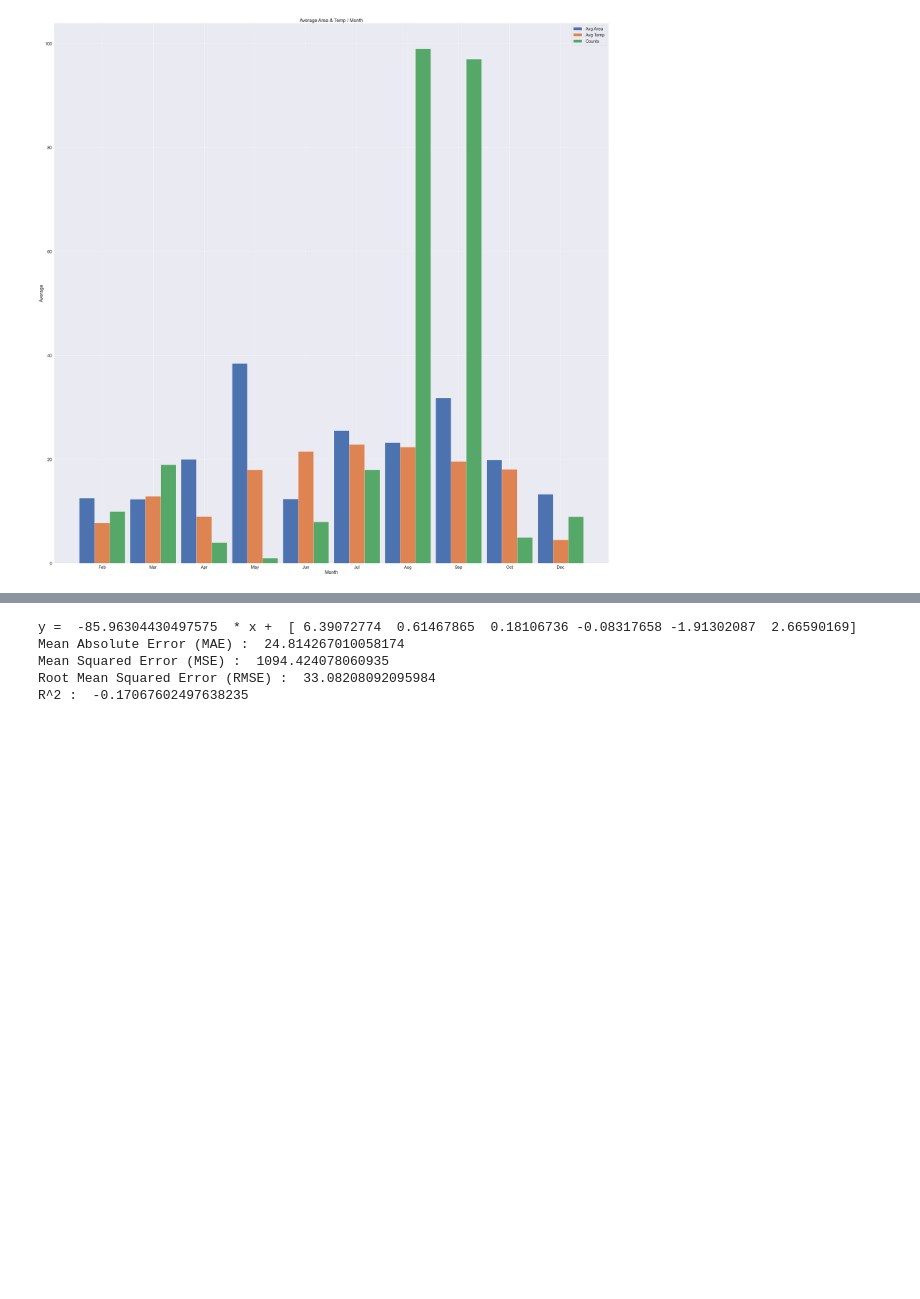
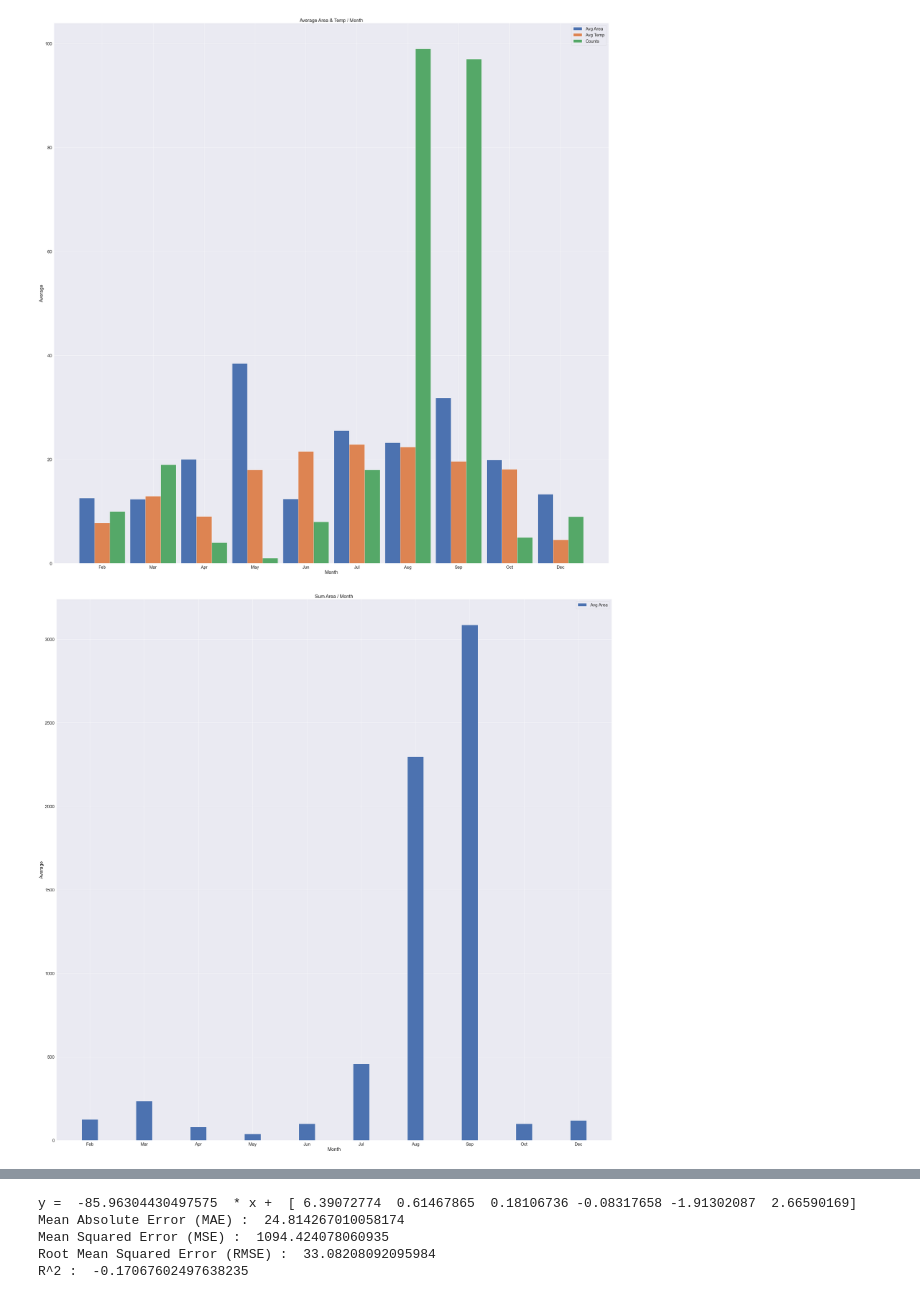
Before and after one commit to William-Surya-Wijaya/pds-banking-dt, a Jupyter notebook: tugas-akhir/laporan/TugasBesar01.ipynb, the cells around one changed output, grey strips where cells are left out. Drawn from its saved outputs; the diff is of its cells as text; code cells hidden in the pictures; blank space fills up the shorter version.

```diff
--- a/tugas-akhir/laporan/TugasBesar01.ipynb
+++ b/tugas-akhir/laporan/TugasBesar01.ipynb
@@ -184,6 +184,24 @@ plt.legend()
 plt.show()
 # %% [output]
 [figure]
+# %%
+# data corelation
+x = ['Feb','Mar','Apr','May','Jun','Jul','Aug','Sep','Oct','Dec'];
+x_len = np.arange(len(x));
+
+# a = total luas area yang terbakar per bulan
+a = forest.groupby('M')['area'].sum()
+
+plt.bar(x_len, a, 0.3, label="Avg Area");
+
+plt.xticks(x_len, x)
+plt.xlabel("Month")
+plt.ylabel("Average")
+plt.title("Sum Area / Month")
+plt.legend()
+plt.show()
+# %% [output]
+[figure, added]
 # %%
 x_train, x_test, y_train, y_test = train_test_split(forest_features_np, forest_target_np, test_size=0.30, random_state=0);
 
```
Also changed, not shown: parts of 1 cell of this notebook, 3 other files.
